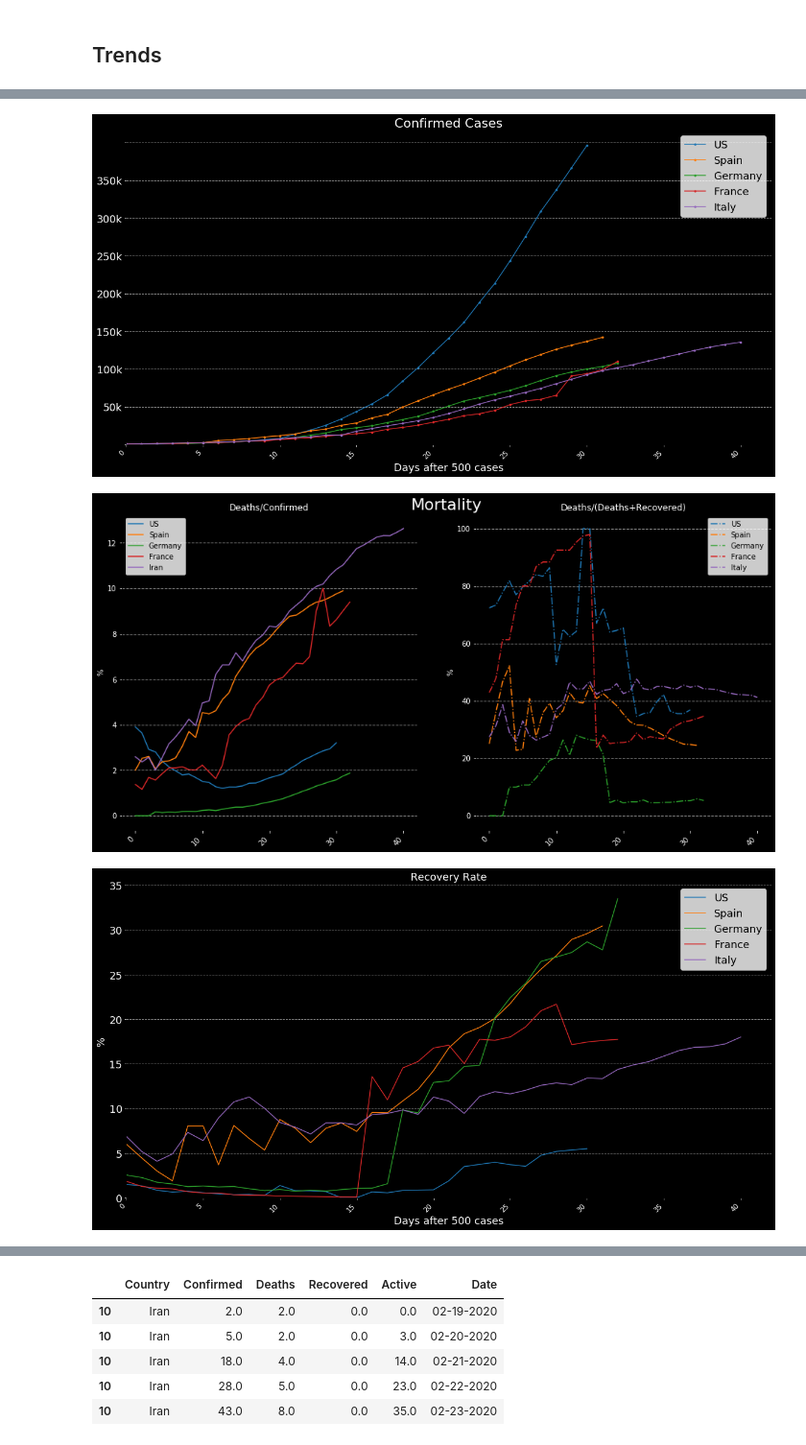
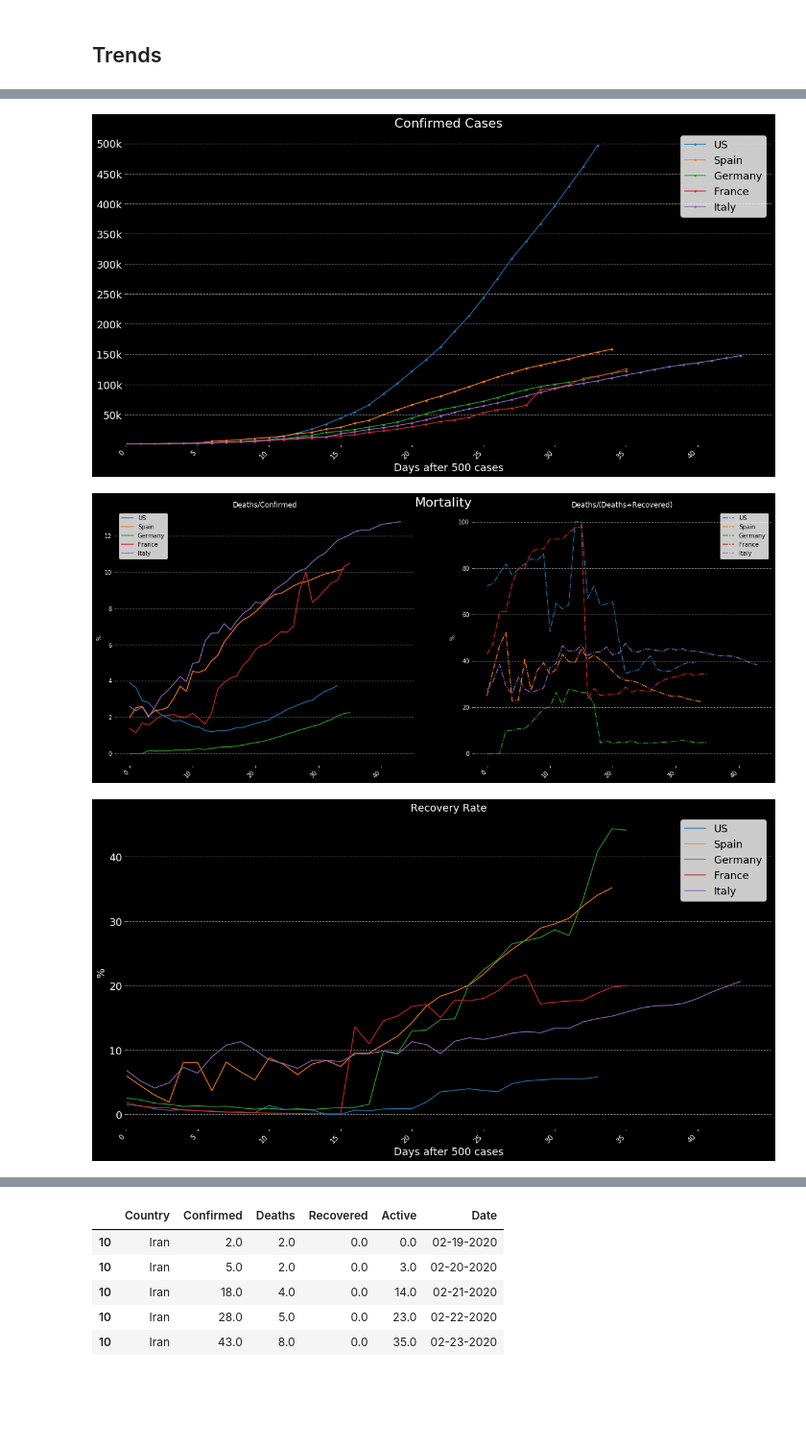
Before and after one commit to Thiagobc23/COVID-19, a Jupyter notebook: 01_COVID19.ipynb, the cells around one changed output, grey strips where cells are left out. Shown at 96% size. Drawn from its saved outputs; the diff is of its cells as text; code cells hidden in the pictures; blank space fills up the shorter version.

```diff
--- a/01_COVID19.ipynb
+++ b/01_COVID19.ipynb
@@ -18,8 +18,8 @@ world = world[~world.name.isin(["Antarctica", "Fr. S. Antarctic Lands"])]
 url = 'https://raw.githubusercontent.com/CSSEGISandData/COVID-19/master/csse_covid_19_data/csse_covid_19_daily_reports/'
 path = 'C:/py/covid19/COVID-19-master/csse_covid_19_data/csse_covid_19_daily_reports/'
 
-file = '04-07-2020.csv'
-today = '04-07-2020'
+file = '04-10-2020.csv'
+today = '04-10-2020'
 today = pd.to_datetime(today, format = "%m-%d-%Y")
 df = pd.read_csv(url+file)
 df.head()
@@ -485,18 +512,20 @@ plot_contry(['Germany'], '03-06-2020', '03-07-2020')
 plot_contry(['France'], '03-06-2020', '03-07-2020')
 plot_contry(['Italy'], '02-27-2020', '02-28-2020')
 
-ax.set_yticklabels(['', '50k', '100k', '150k',
-                    '200k', '250k', '300k', '350k'], fontsize=18)
+yticks = np.arange(50000, 500001, 50000)
+yticks_label =[str(i)[:-3] + 'k' for i in yticks]
+
+plt.yticks(yticks, labels = yticks_label, fontsize=18)
 
 plt.xlim(0,)
 plt.ylim(0,)
 
 plt.legend(['US', 'Spain', 'Germany', 'France', 'Italy'], fontsize=18)
-plt.savefig('pics/most_affected.png', facecolor='black', edgecolor='none')
+plt.savefig('pics/conf_top.png', facecolor='black', edgecolor='none')
 
 # Mortality
 
-fig, ax = plt.subplots(1, figsize=(16,8), facecolor='black')
+fig, ax = plt.subplots(1, figsize=(20,8), facecolor='black')
 plt.title('Mortality', color='white', fontsize=22)
 ax.axis('off')
 
@@ -504,39 +533,54 @@ ax = fig.add_subplot(121)
 plot_contry_d(['US'], '03-08-2020', '03-09-2020')
 plot_contry_d(['Spain'], '03-07-2020', '03-08-2020')
 plot_contry_d(['Germany'], '03-06-2020', '03-07-2020')
 plot_contry_d(['France'], '03-06-2020', '03-07-2020')
 plot_contry_d(['Italy'], '02-27-2020', '02-28-2020')
 
-plt.legend(['US', 'Spain', 'Germany', 'France', 'Iran', 'Italy'])
-#plt.savefig('pics/Mortality.png', facecolor='white', edgecolor='none')
+plt.legend(['US', 'Spain', 'Germany', 'France', 'Italy'])
 
 # Mortality method two
 ax = fig.add_subplot(122)
 plot_contry_d_two(['US'], '03-08-2020', '03-09-2020')
 plot_contry_d_two(['Spain'], '03-07-2020', '03-08-2020')
 plot_contry_d_two(['Germany'], '03-06-2020', '03-07-2020')
 plot_contry_d_two(['France'], '03-06-2020', '03-07-2020')
 plot_contry_d_two(['Italy'], '02-27-2020', '02-28-2020')
 
 plt.legend(['US', 'Spain', 'Germany', 'France', 'Italy'])
-plt.savefig('pics/Mortality2.png', facecolor='black', edgecolor='none')
+plt.savefig('pics/mort_top.png', facecolor='black', edgecolor='none')
 
 # Recovery
-
 fig, ax = plt.subplots(1, figsize=(20,10), facecolor='black')
 
 plot_contry_r(['US'], '03-08-2020', '03-09-2020')
 plot_contry_r(['Spain'], '03-07-2020', '03-08-2020')
 plot_contry_r(['Germany'], '03-06-2020', '03-07-2020')
 plot_contry_r(['France'], '03-06-2020', '03-07-2020')
 plot_contry_r(['Italy'], '02-27-2020', '02-28-2020')
 
 plt.xlim(0,)
-plt.ylim(0,)
 
 plt.legend(['US', 'Spain', 'Germany', 'France', 'Italy'], fontsize=18)
-plt.savefig('pics/Recovery.png', facecolor='black', edgecolor='none')
+plt.savefig('pics/rec_top.png', facecolor='black', edgecolor='none')
+
+# Active
+fig, ax = plt.subplots(1, figsize=(20,10), facecolor='black')
+
+plot_contry_a(['US'])
+plot_contry_a(['Italy'])
+plot_contry_a(['Spain'])
+plot_contry_a(['France'])
+plot_contry_a(['Germany'])
+
+yticks = np.arange(25000, 450001, 25000)
+yticks_label =[str(i)[:-3] + 'k' for i in yticks]
+
+plt.yticks(yticks, labels = yticks_label, fontsize=16)
+plt.xticks(fontsize=16)
+plt.legend(['US', 'Italy', 'Spain', 'France', 'Germany'], fontsize=18)
+
+plt.savefig('pics/active_top.png', facecolor='black', edgecolor='none')
 # %% [output]
-[figure, old version]
+[figure, new version]
-[figure, old version]
+[figure, new version]
-[figure, old version]
+[figure, new version]
```
Also changed, not shown: parts of 12 cells of this notebook, 4 other files.
